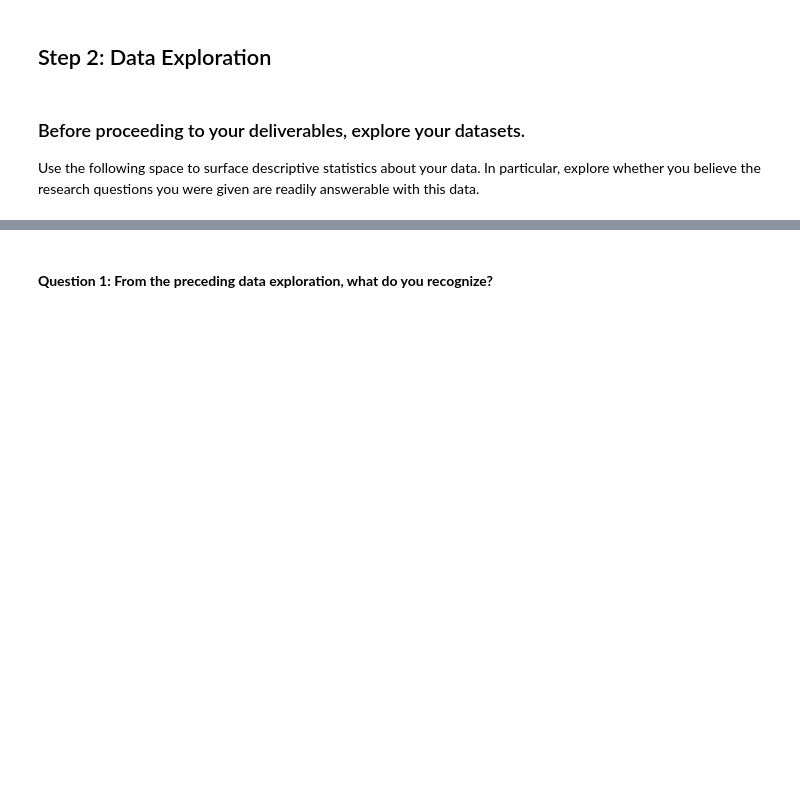
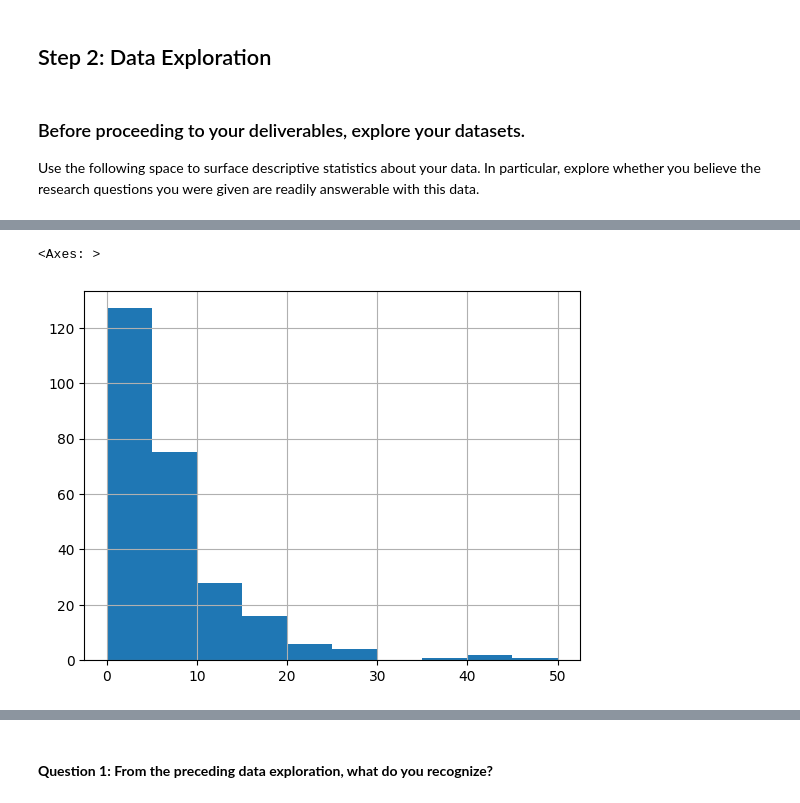
Before and after one commit to dianario/google_advanced_data_analytics, a Jupyter notebook: stats_hypothesis_testing/activity_hypothesis_testing.ipynb, the cells around one changed output, grey strips where cells are left out. Saved outputs shown, nothing was run; the diff lists cells and outputs as text; code cells hidden in the pictures; blank space fills up the shorter version.

```diff
--- a/stats_hypothesis_testing/activity_hypothesis_testing.ipynb
+++ b/stats_hypothesis_testing/activity_hypothesis_testing.ipynb
@@ -34,10 +36,8 @@ You are also provided with a dataset with national Air Quality Index (AQI) measu
 # %% [markdown]
 #### Load Dataset
 # %%
-# RUN THIS CELL TO IMPORT YOUR DATA.
-
-### YOUR CODE HERE ###
-aqi = pd.read_csv('c4_epa_air_quality.csv')
+# Import data
+aqi = pd.read_csv('c4_epa_air_quality.csv', index_col=0)
 # %% [markdown]
 ## Step 2: Data Exploration
 # %% [markdown]
@@ -71,0 +152,5 @@ Any of the following functions may be useful:
+# %%
+aqi['aqi'].hist()
+# %% [output]
+<Axes: >
+[figure, added]
```
Also changed, not shown: parts of 57 cells of this notebook.
